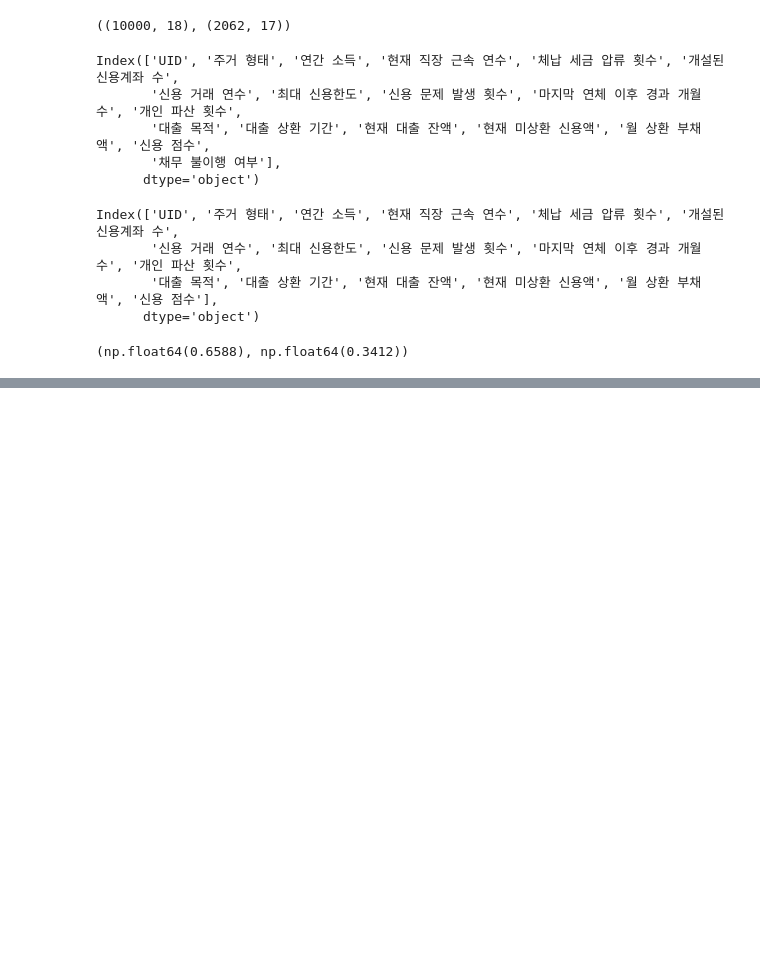
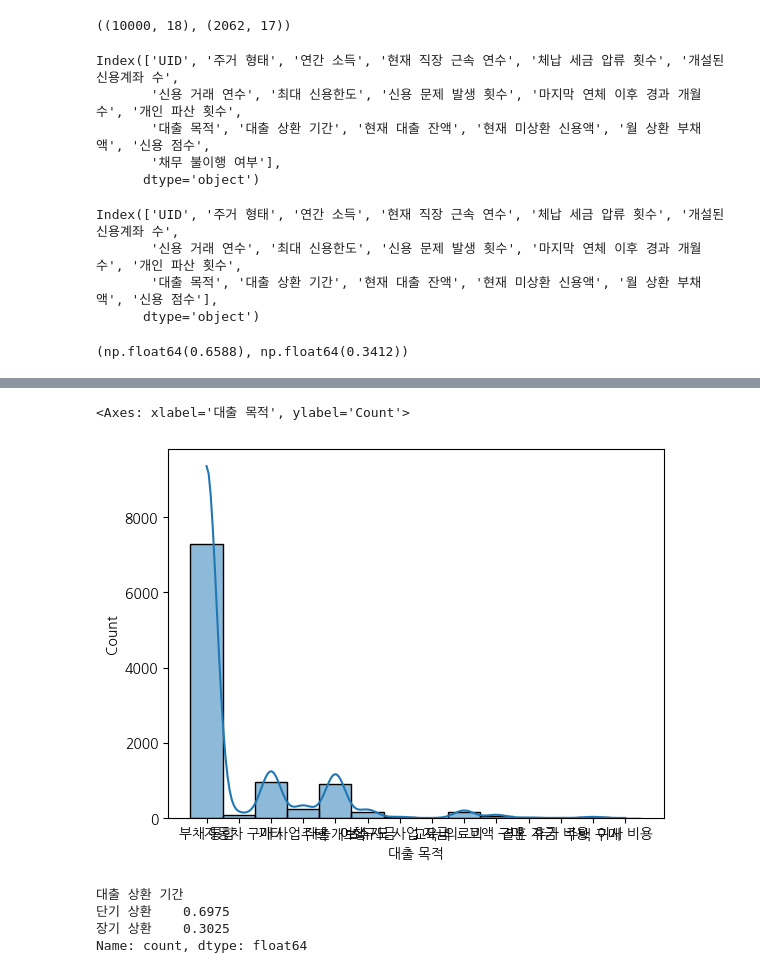
Before and after one commit to yuuunong/prediction-of-default, a Jupyter notebook: EDA1.ipynb, the cells around one changed output, grey strips where cells are left out. Drawn from its saved outputs; the diff is of its cells as text; code cells hidden in the pictures; blank space fills up the shorter version.

```diff
--- a/EDA1.ipynb
+++ b/EDA1.ipynb
@@ -433,0 +404,5 @@ train_obj.head()
+# %%
+sns.histplot(train_df_obj['대출 목적'], kde=True)
+# %% [output]
+<Axes: xlabel='대출 목적', ylabel='Count'>
+[figure, added]
@@ -433,0 +413,8 @@ train_obj.head()
+# %%
+# 대출 상환 기간 데이터 비율
+train_df_obj['대출 상환 기간'].value_counts() / len(train_df_obj)
+# %% [output]
+대출 상환 기간
+단기 상환    0.6975
+장기 상환    0.3025
+Name: count, dtype: float64
```
Also changed, not shown: parts of 61 cells of this notebook.
